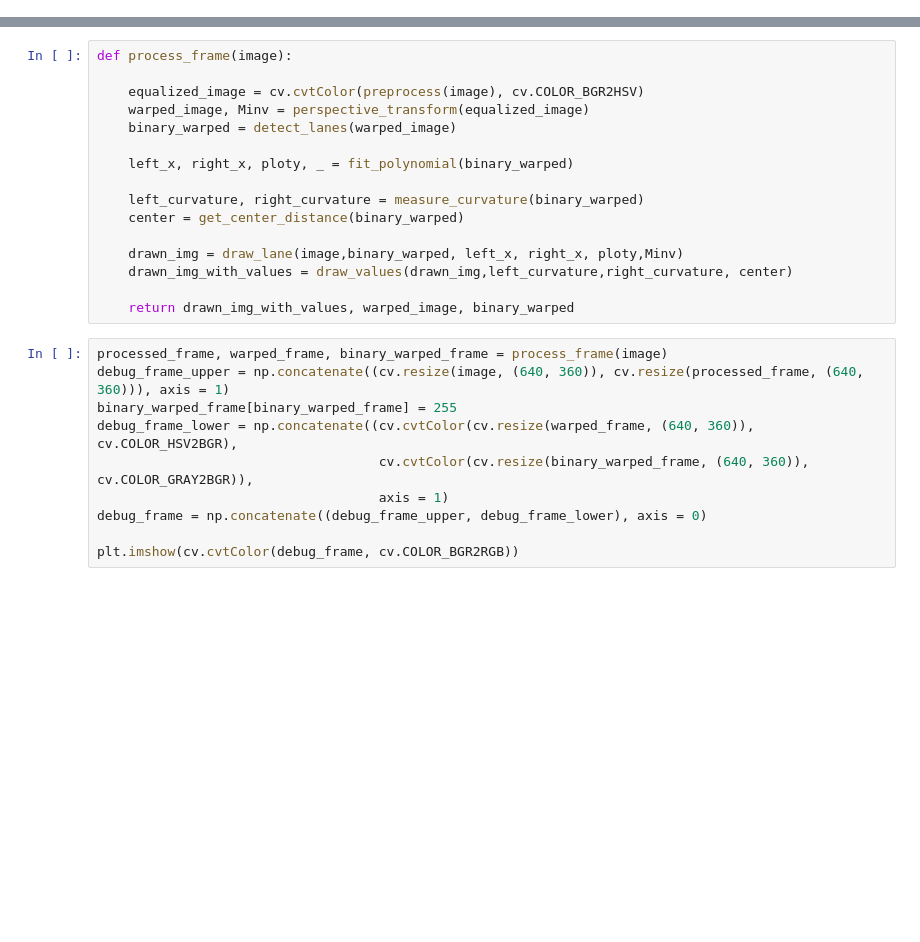
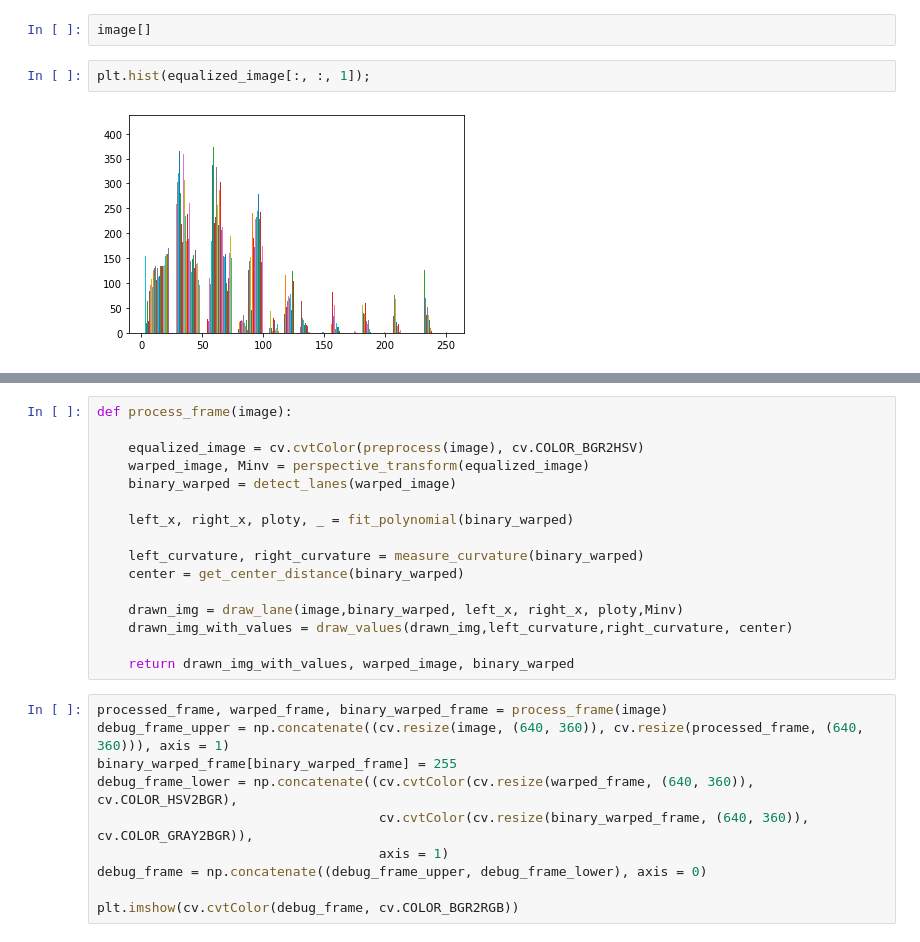
Before and after one commit to Ahmedkhalifa1999/Simple-Perception-Stack-for-Self-Driving-Car, a Jupyter notebook: lane_detection.ipynb, the cells around one changed output, grey strips where cells are left out. Cells and saved outputs as stored; diff of their text form; blank space fills up the shorter version.

```diff
--- a/lane_detection.ipynb
+++ b/lane_detection.ipynb
@@ -23,0 +51,6 @@ equalized_image, _ = perspective_transform(equalized_image)
+# %%
+image[]
+# %%
+plt.hist(equalized_image[:, :, 1]);
+# %% [output]
+[figure, added]
```
Also changed, not shown: parts of 25 cells of this notebook, 2 other files.
